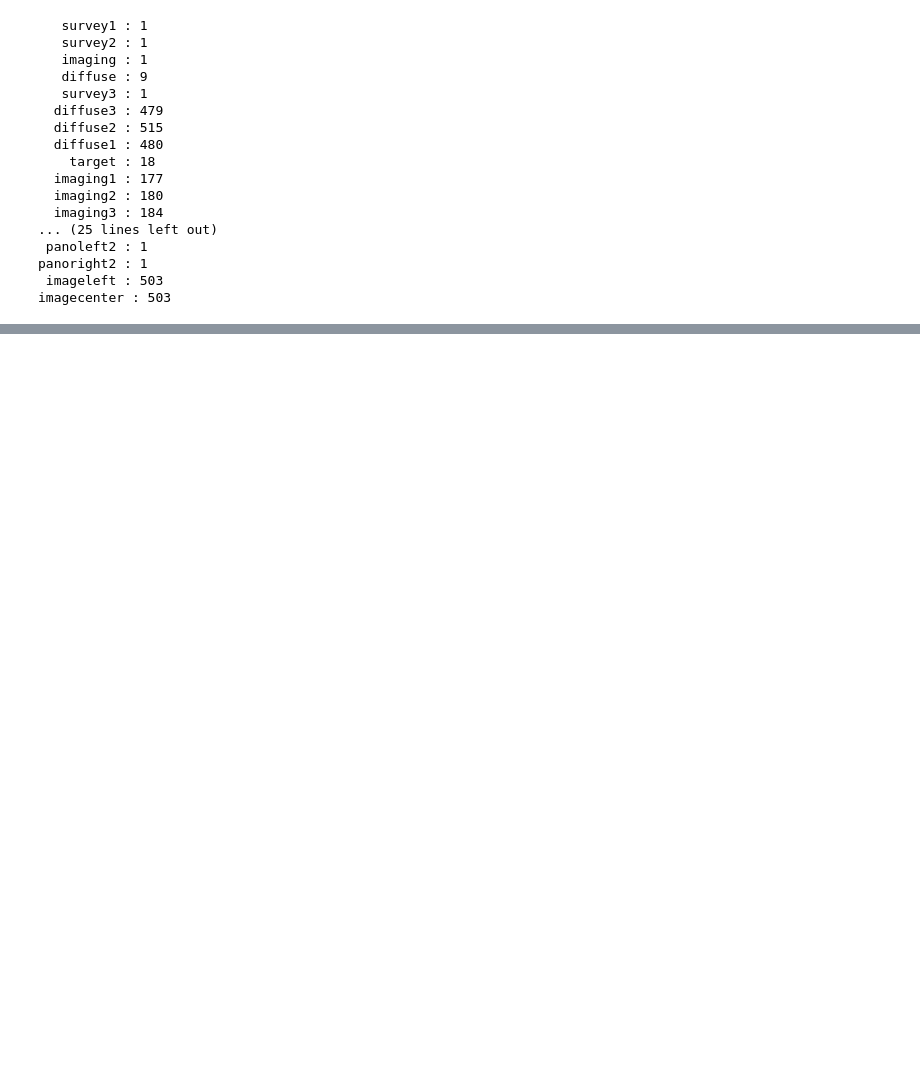
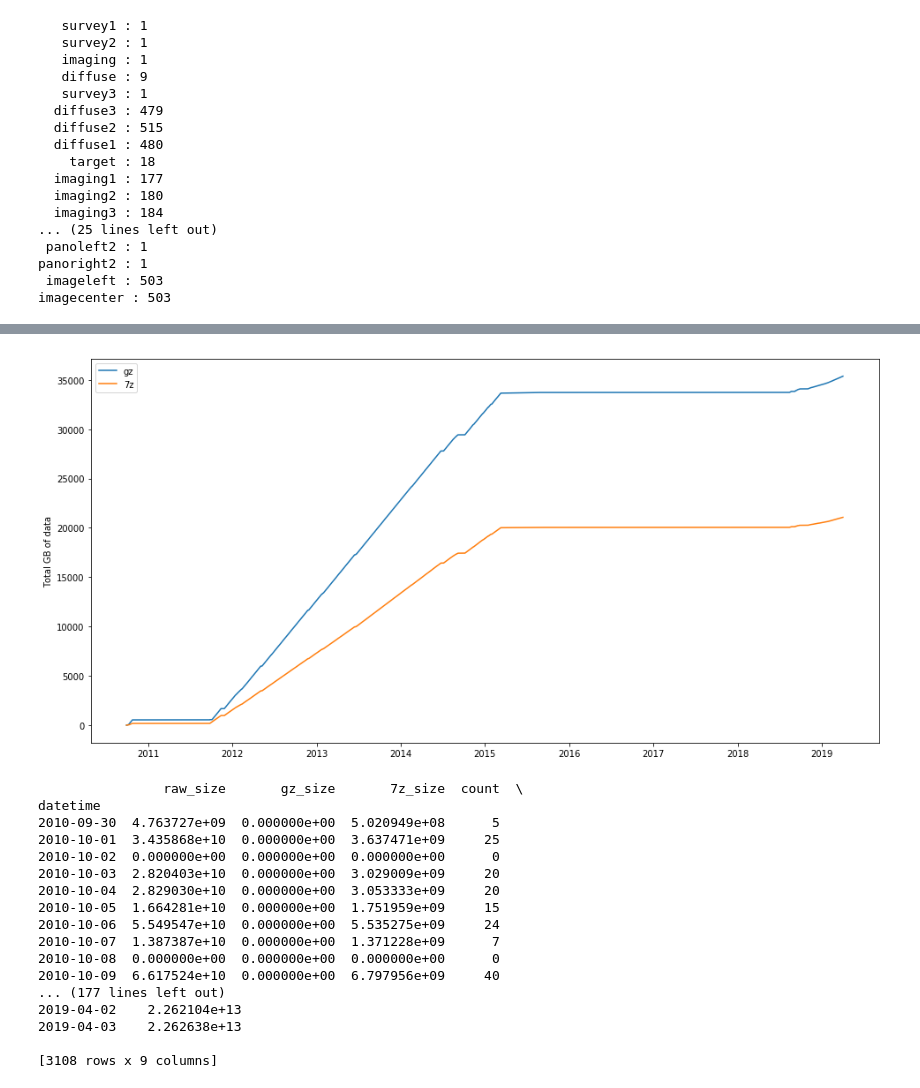
Before and after one commit to COVIS-Sonar/covis-worker, a Jupyter notebook: notebooks/summarize_data_sizes.ipynb, the cells around one changed output, grey strips where cells are left out. Drawn from its saved outputs; the diff is of its cells as text; code cells hidden in the pictures; blank space fills up the shorter version.

Commit message:
Updated metadata report.

```diff
--- a/notebooks/summarize_data_sizes.ipynb
+++ b/notebooks/summarize_data_sizes.ipynb
@@ -12,6 +21,9 @@ raw_size = data['raw_size'].sum()
 date_min = data['datetime'].min()
 date_max = data['datetime'].max()
 date_span = date_max - date_min
+
+gz_mean_compression = gz_files['gz_size'].sum()/gz_files['raw_size'].sum()
+print("Mean gz compression: %.2f %%" % (gz_mean_compression*100))
 
 
 print("Total of %d data files spanning %d days from %s to %s" % (len(data.index), date_span.days, \
@@ -32,8 +44,10 @@ gz_raw_size = gz_files['raw_size'].sum()
 gz_size  = gz_files['gz_size'].sum()
 
 print("")
-print("%d files with reported .gz size" % len(gz_files))
+print("%d files with reported .gz size (only files from Ashes which are posted to S3 bucket)" % len(gz_files))
 print("gz size  % 9.2f GB  (%15d bytes) mean compression %.2f pct" % ( gz_size / 1024**3,  gz_size, 100*gz_size/gz_raw_size))
+
+
 
 
 zip_files = data[ data['7z_size'] > 0]
@@ -45,5 +59,7 @@ print("%d files with reported .7z size" % len(zip_files))
 print("7z size  % 9.2f GB  (%15d bytes) mean compression %.2f pct" % (zip_size / 1024**3, zip_size, 100*zip_size/zip_raw_size))
 
 
-print(zip_null_files)
+print("")
+print("%d entries in database which aren't in the 7z archive:" % len(zip_null_files))
+print(zip_null_files['basename'])
 # %% [output]
@@ -136,0 +233,37 @@ imagecenter : 503
+# %%
+
+by_day['gz_total'] = by_day['gz_size'] + by_day['estimated_gz_size']
+
+by_day['raw_accumulated'] = by_day['raw_size'].cumsum()
+by_day['gz_accumulated'] = by_day['gz_total'].cumsum()
+by_day['7z_accumulated'] = by_day['7z_size'].cumsum()
+
+
+plt.figure( figsize=(16,8) )
+plt.plot( by_day.index, by_day.gz_accumulated * yscalar, label='gz' )
+plt.plot( by_day.index, by_day['7z_accumulated'] * yscalar , label='7z' )
+
+plt.ylabel('Total GB of data')
+plt.legend()
+plt.show()
+
+print(by_day)
+# %% [output]
+[figure, added]
+                raw_size       gz_size       7z_size  count  \
+datetime
+2010-09-30  4.763727e+09  0.000000e+00  5.020949e+08      5
+2010-10-01  3.435868e+10  0.000000e+00  3.637471e+09     25
+2010-10-02  0.000000e+00  0.000000e+00  0.000000e+00      0
+2010-10-03  2.820403e+10  0.000000e+00  3.029009e+09     20
+2010-10-04  2.829030e+10  0.000000e+00  3.053333e+09     20
+2010-10-05  1.664281e+10  0.000000e+00  1.751959e+09     15
+2010-10-06  5.549547e+10  0.000000e+00  5.535275e+09     24
+2010-10-07  1.387387e+10  0.000000e+00  1.371228e+09      7
+2010-10-08  0.000000e+00  0.000000e+00  0.000000e+00      0
+2010-10-09  6.617524e+10  0.000000e+00  6.797956e+09     40
+... (177 lines left out)
+2019-04-02    2.262104e+13
+2019-04-03    2.262638e+13
+
+[3108 rows x 9 columns]
```
Also changed, not shown: parts of 9 cells of this notebook, 2 other files.
